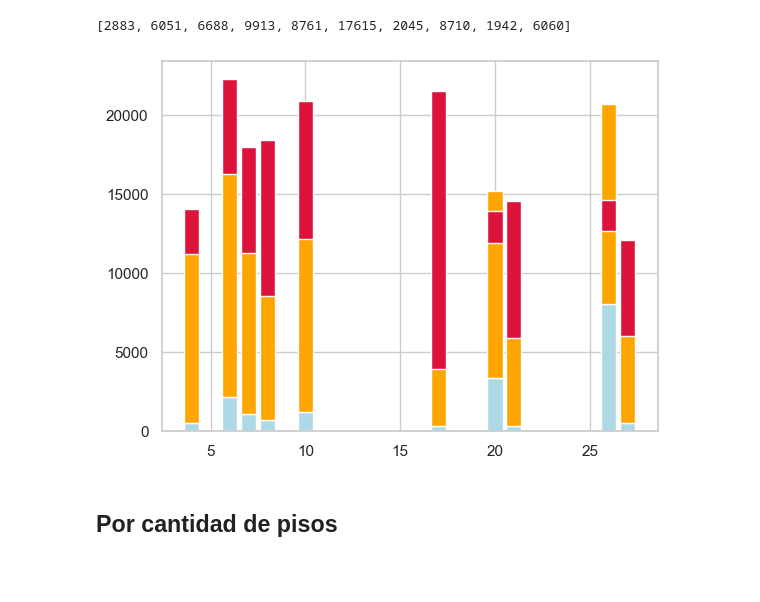
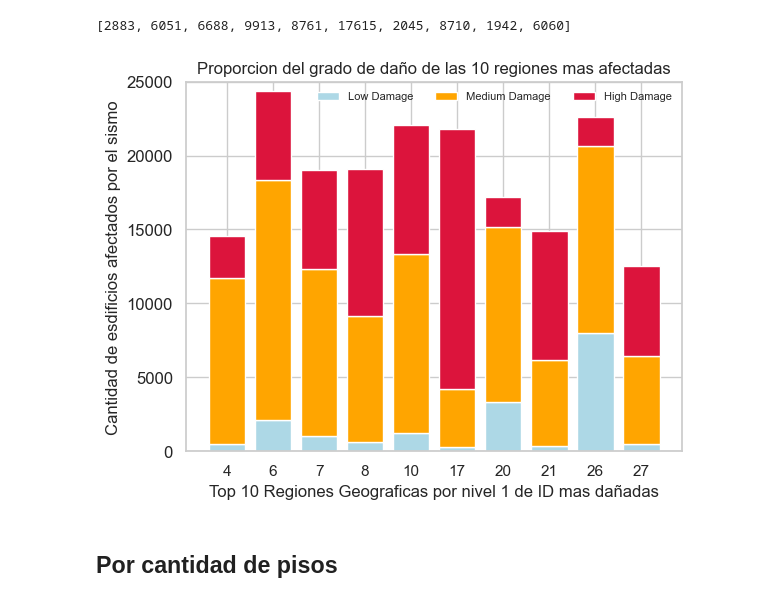
Before and after one commit to DanteReinaudo/EarthquakeDamagePrediction, a Jupyter notebook: tp1/analisis_dante.ipynb, the cells around one changed output. Drawn from its saved outputs; the diff is of its cells as text; code cells hidden in the pictures; blank space fills up the shorter version.

```diff
--- a/tp1/analisis_dante.ipynb
+++ b/tp1/analisis_dante.ipynb
@@ -224,7 +224,7 @@ Name: age, dtype: int64
 ## Por ubicacion geografica
 # %%
 # Analizo las 10 regiones con mayor cantidad de edificios dañados
-top10MasDañadas = dict(localidades_mas_dañadas["cantidad"].nlargest(10))
+top10MasDañadas = dict(data_values_short["geo_level_1_id"].value_counts().nlargest(10))
 id_mas_dañadas = sorted(list(top10MasDañadas.keys()))
 id_mas_dañadas
 # %% [output]
@@ -274,17 +294,25 @@ id_medium
 id_high
 # %% [output]
 [2883, 6051, 6688, 9913, 8761, 17615, 2045, 8710, 1942, 6060]
-# %%
-my_colors = my_colors = ['lightblue','orange','crimson']
-labels = id_mas_dañadas
-
-
-plt.bar(labels, id_low, color='lightblue',label = 'Low Damage')
-plt.bar(labels, id_medium, bottom=id_low, color='orange',label = 'Medium Damage')
-plt.bar(labels, id_high, bottom=id_medium, color='crimson',label = 'High Damage')
-plt.show()
-# %% [output]
-[figure, removed]
+# %%
+my_colors = ['lightblue','orange','crimson']
+labels = ["4","6", "7", "8", "10", "17", "20", "21", "26", "27"]
+header = ["Low Damage","Medium Damage","High Damage"]
+dataset= [id_low,id_medium,id_high]
+
+p1 = plt.bar(labels, dataset[0], color='lightblue',label = 'Low Damage')
+p2 = plt.bar(labels, dataset[1], bottom=dataset[0], color='orange',label = 'Medium Damage')
+p3 = plt.bar(labels, dataset[2], bottom= np.array(dataset[0])+np.array(dataset[1]), color='crimson',label = 'High Damage')
+
+plt.ylim([0,25000])
+plt.title("Proporcion del grado de daño de las 10 regiones mas afectadas",fontsize = 12)
+plt.yticks(fontsize=12)
+plt.ylabel("Cantidad de esdificios afectados por el sismo", fontsize=12)
+plt.xlabel('Top 10 Regiones Geograficas por nivel 1 de ID mas dañadas', fontsize=12)
+plt.legend((p1[0], p2[0], p3[0]), (header[0], header[1], header[2]), fontsize=8, ncol=3, framealpha=0, fancybox=True)
+plt.show()
+# %% [output]
+[figure, added]
 # %% [markdown]
 ## Por cantidad de pisos
 # %%
```
Also changed, not shown: parts of 6 cells of this notebook.
